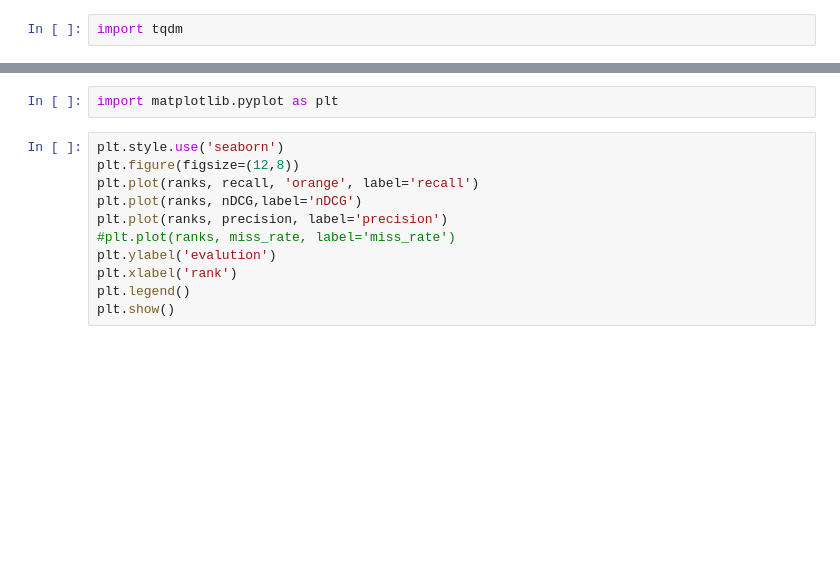
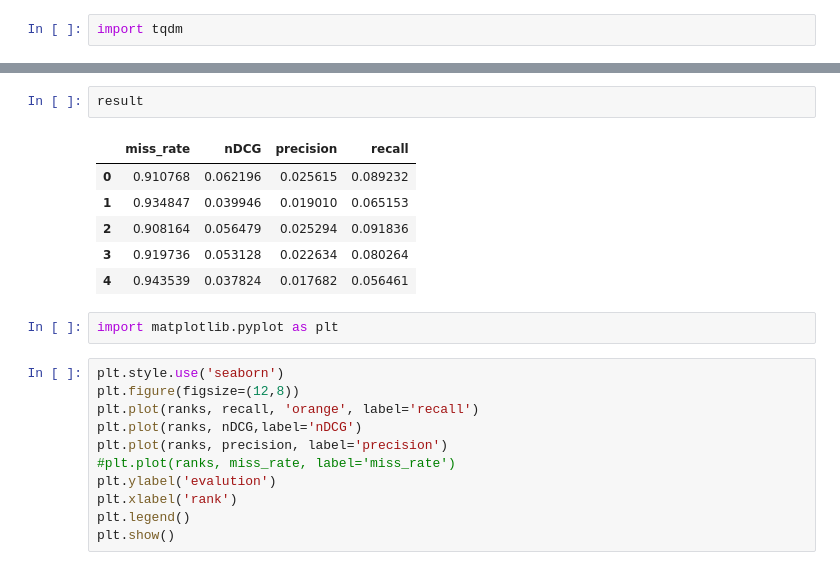
Before and after one commit to vadimfb/playlist_continuation, a Jupyter notebook: code/LCE.ipynb, the cells around one changed output, grey strips where cells are left out. Saved outputs shown, nothing was run; the diff lists cells and outputs as text; blank space fills up the shorter version.

```diff
--- a/code/LCE.ipynb
+++ b/code/LCE.ipynb
@@ -371,3 +458,12 @@ Hits(true_positive=214, false_positive=11936, true_negative=None, false_negative
+# %%
+result
+# %% [output]
+|  | miss_rate | nDCG | precision | recall |
+| 0 | 0.910768 | 0.062196 | 0.025615 | 0.089232 |
+| 1 | 0.934847 | 0.039946 | 0.019010 | 0.065153 |
+| 2 | 0.908164 | 0.056479 | 0.025294 | 0.091836 |
+| 3 | 0.919736 | 0.053128 | 0.022634 | 0.080264 |
+| 4 | 0.943539 | 0.037824 | 0.017682 | 0.056461 |
 # %%
 import matplotlib.pyplot as plt
 # %%
```
Also changed, not shown: parts of 14 cells of this notebook, 7 other files.
